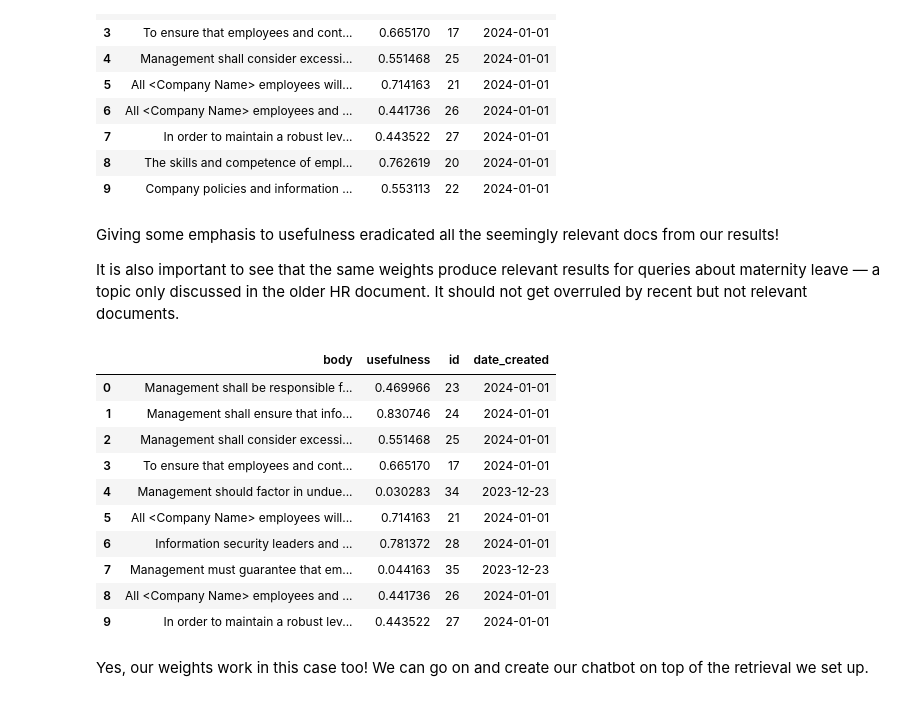
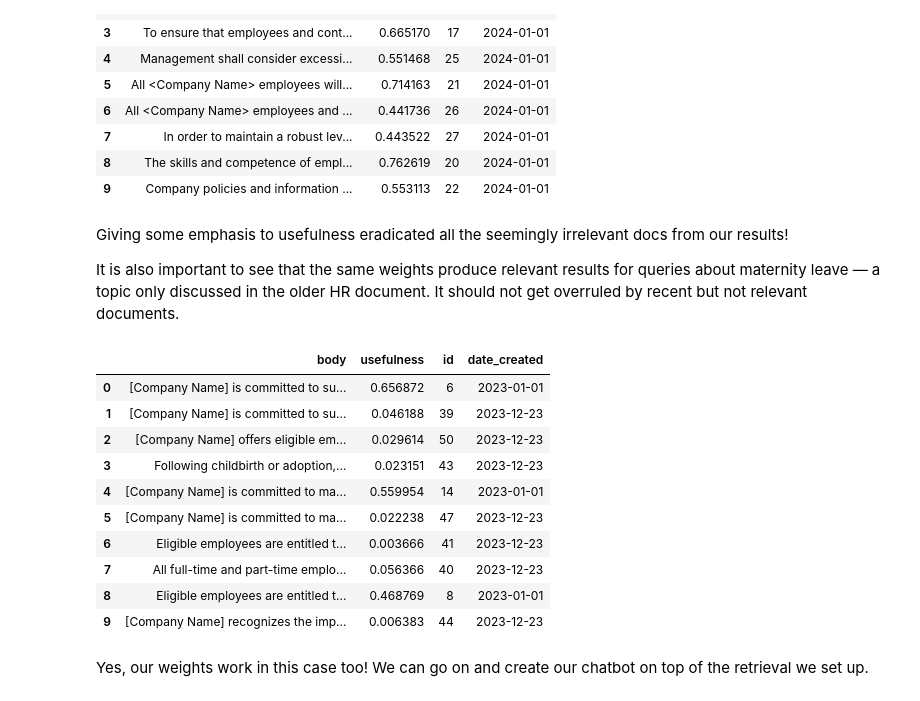
Before and after one commit to superlinked/superlinked, a Jupyter notebook: notebook/rag_hr_knowledgebase.ipynb, the cells around one changed output. Saved outputs shown, nothing was run; the diff lists cells and outputs as text; code cells hidden in the pictures.

```diff
--- a/notebook/rag_hr_knowledgebase.ipynb
+++ b/notebook/rag_hr_knowledgebase.ipynb
@@ -271,33 +269,33 @@ normal_recency_usefulness_result_df
 | 8 | The skills and competence of empl... | 0.762619 | 20 | 2024-01-01 |
 | 9 | Company policies and information ... | 0.553113 | 22 | 2024-01-01 |
 # %% [markdown]
-Giving some emphasis to usefulness eradicated all the seemingly relevant docs from our results!
+Giving some emphasis to usefulness eradicated all the seemingly irrelevant docs from our results!
 
 It is also important to see that the same weights produce relevant results for queries about maternity leave — a topic only discussed in the older HR document. It should not get overruled by recent but not relevant documents.
 # %%
 maternity_result = app.query(
     knowledgebase_query,
     relevance_weight=1,
-    recency_weight=0.25,
+    recency_weight=0.4,
     usefulness_weight=0.25,
     search_query="What are the companies terms for maternal leave?",
     limit=TOP_N,
 )
 
-maternity_result = present_result(normal_recency_result)
+maternity_result = present_result(maternity_result)
 maternity_result
 # %% [output]
 |  | body | usefulness | id | date_created |
-| 0 | Management shall be responsible f... | 0.469966 | 23 | 2024-01-01 |
-| 1 | Management shall ensure that info... | 0.830746 | 24 | 2024-01-01 |
-| 2 | Management shall consider excessi... | 0.551468 | 25 | 2024-01-01 |
-| 3 | To ensure that employees and cont... | 0.665170 | 17 | 2024-01-01 |
-| 4 | Management should factor in undue... | 0.030283 | 34 | 2023-12-23 |
-| 5 | All <Company Name> employees will... | 0.714163 | 21 | 2024-01-01 |
-| 6 | Information security leaders and ... | 0.781372 | 28 | 2024-01-01 |
-| 7 | Management must guarantee that em... | 0.044163 | 35 | 2023-12-23 |
-| 8 | All <Company Name> employees and ... | 0.441736 | 26 | 2024-01-01 |
-| 9 | In order to maintain a robust lev... | 0.443522 | 27 | 2024-01-01 |
+| 0 | [Company Name] is committed to su... | 0.656872 | 6 | 2023-01-01 |
+| 1 | [Company Name] is committed to su... | 0.046188 | 39 | 2023-12-23 |
+| 2 | [Company Name] offers eligible em... | 0.029614 | 50 | 2023-12-23 |
+| 3 | Following childbirth or adoption,... | 0.023151 | 43 | 2023-12-23 |
+| 4 | [Company Name] is committed to ma... | 0.559954 | 14 | 2023-01-01 |
+| 5 | [Company Name] is committed to ma... | 0.022238 | 47 | 2023-12-23 |
+| 6 | Eligible employees are entitled t... | 0.003666 | 41 | 2023-12-23 |
+| 7 | All full-time and part-time emplo... | 0.056366 | 40 | 2023-12-23 |
+| 8 | Eligible employees are entitled t... | 0.468769 | 8 | 2023-01-01 |
+| 9 | [Company Name] recognizes the imp... | 0.006383 | 44 | 2023-12-23 |
 # %% [markdown]
 Yes, our weights work in this case too! We can go on and create our chatbot on top of the retrieval we set up.
 # %% [markdown]
```
Also changed, not shown: parts of 13 cells of this notebook, 18 other files.
